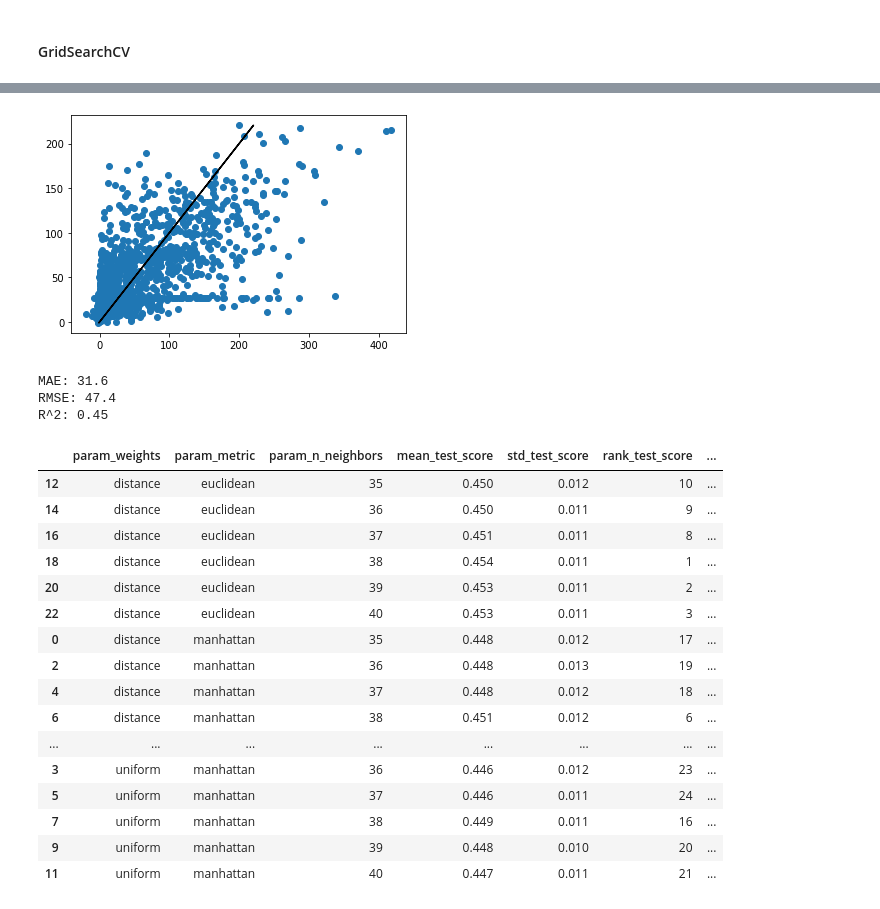
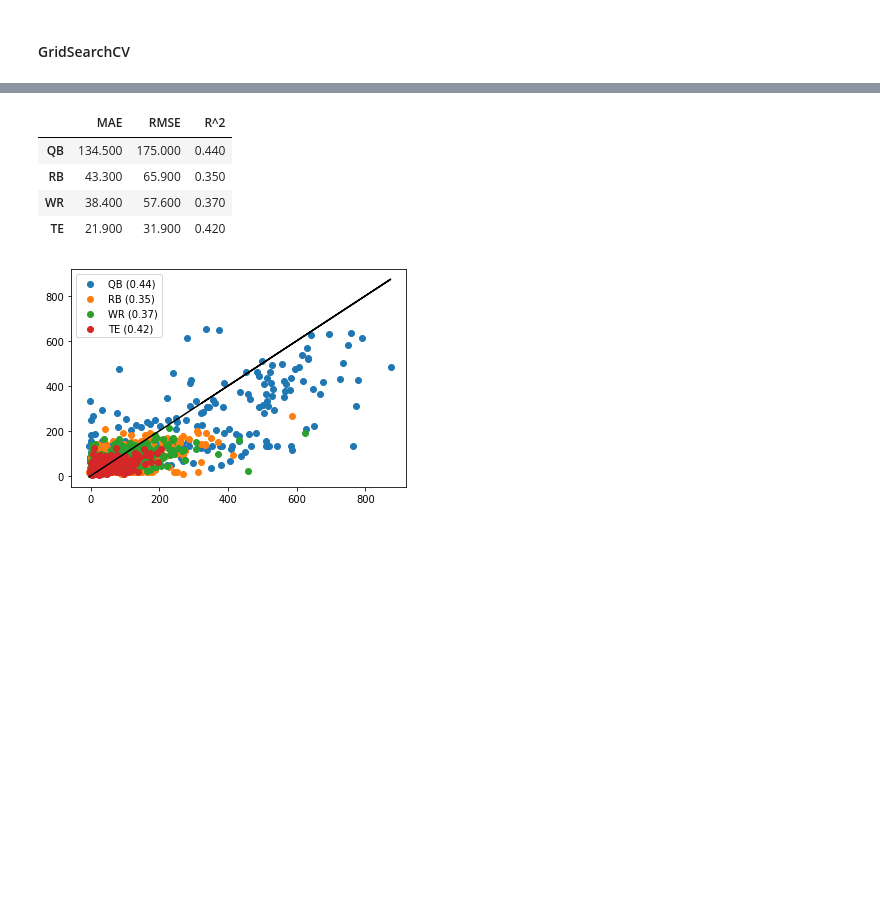
Before and after one commit to mrkawa/fantasyFootballML, a Jupyter notebook: 2_positionalModels/neighbors.ipynb, the cells around one changed output, grey strips where cells are left out. Saved outputs shown, nothing was run; the diff lists cells and outputs as text; code cells hidden in the pictures; blank space fills up the shorter version.

Commit message:
knn with position-specific models

```diff
--- a/2_positionalModels/neighbors.ipynb
+++ b/2_positionalModels/neighbors.ipynb
@@ -71,11 +76,11 @@ X_train_std_select, X_dev_std_select, X_test_std_select = X_train_std.loc[:,keep
 # %% [markdown]
 #### Base model
 # %%
-X_train, X_dev, y_train, y_dev = X_train_raw, X_dev_raw, y_train, y_dev
-
-m = neighbors.KNeighborsRegressor()
-m.fit(X_train,y_train)
-y_pred = m.predict(X_dev)
+y_pred = {}
+for pos in positions:
+    m = neighbors.KNeighborsRegressor()
+    m.fit(X_train[pos],y_train[pos])
+    y_pred[pos] = m.predict(X_dev[pos])
 
 printStats(y_dev, y_pred)
 # %% [output]
@@ -86,29 +93,32 @@ R^2: 0.41
 # %% [markdown]
 #### GridSearchCV
 # %%
-X_train, X_dev, y_train, y_dev = X_train_raw, X_dev_raw, y_train, y_dev
+y_pred = {}
+bestParams = {}
+for pos in positions:
+    params = {
+        'weights':['distance','uniform'],
+        'metric':['manhattan','euclidean'],
+        'n_neighbors':[x for x in range(1,101)],
+    }
 
-params = {
-    'weights':['distance','uniform'],
-    'metric':['manhattan','euclidean'],
-    'n_neighbors':[x for x in range(35,41)],
-}
+    grid = GridSearchCV(
+        neighbors.KNeighborsRegressor(),
+        params,
+        n_jobs = -1,
+        verbose = 7,
+        cv = 5
+    ).fit(X_train[pos],y_train[pos])
 
-grid = GridSearchCV(
-    neighbors.KNeighborsRegressor(),
-    params,
-    n_jobs = -1,
-    verbose = 7,
-    cv = 5
-).fit(X_train,y_train)
+    bestParams[pos] = grid.best_params_
 
-print(grid.best_params_)
+    m = neighbors.KNeighborsRegressor(**grid.best_params_)
+    m.fit(X_train[pos],y_train[pos])
+    y_pred[pos] = m.predict(X_dev[pos])
 
-m = neighbors.KNeighborsRegressor(**grid.best_params_)
-m.fit(X_train,y_train)
-y_pred = m.predict(X_dev)
+    #cvGrid(params)
 
-printStats(y_dev, y_pred)
-
-cvGrid(params)
+for pos in positions:
+    print(f'{pos}: {bestParams[pos]}\n')
+printStats(y_dev,y_pred)
 # %% [output]
@@ -121,21 +187,6 @@ Fitting 5 folds for each of 24 candidates, totalling 120 fits
+|  | MAE | RMSE | R^2 |
+| QB | 134.500 | 175.000 | 0.440 |
+| RB | 43.300 | 65.900 | 0.350 |
+| WR | 38.400 | 57.600 | 0.370 |
+| TE | 21.900 | 31.900 | 0.420 |
-[figure, old version]
+[figure, new version]
-MAE: 31.6
-RMSE: 47.4
-R^2: 0.45
-|  | param_weights | param_metric | param_n_neighbors | mean_test_score | std_test_score | rank_test_score | ... |
-| 12 | distance | euclidean | 35 | 0.450 | 0.012 | 10 | ... |
-| 14 | distance | euclidean | 36 | 0.450 | 0.011 | 9 | ... |
-| 16 | distance | euclidean | 37 | 0.451 | 0.011 | 8 | ... |
-| 18 | distance | euclidean | 38 | 0.454 | 0.011 | 1 | ... |
-| 20 | distance | euclidean | 39 | 0.453 | 0.011 | 2 | ... |
-| 22 | distance | euclidean | 40 | 0.453 | 0.011 | 3 | ... |
-| 0 | distance | manhattan | 35 | 0.448 | 0.012 | 17 | ... |
-| 2 | distance | manhattan | 36 | 0.448 | 0.013 | 19 | ... |
-| 4 | distance | manhattan | 37 | 0.448 | 0.012 | 18 | ... |
-| 6 | distance | manhattan | 38 | 0.451 | 0.012 | 6 | ... |
-| ... | ... | ... | ... | ... | ... | ... | ... |
-| 3 | uniform | manhattan | 36 | 0.446 | 0.012 | 23 | ... |
-| 5 | uniform | manhattan | 37 | 0.446 | 0.011 | 24 | ... |
-| 7 | uniform | manhattan | 38 | 0.449 | 0.011 | 16 | ... |
-| 9 | uniform | manhattan | 39 | 0.448 | 0.010 | 20 | ... |
-| 11 | uniform | manhattan | 40 | 0.447 | 0.011 | 21 | ... |
```
Also changed, not shown: parts of 8 cells of this notebook, 2 other files.
